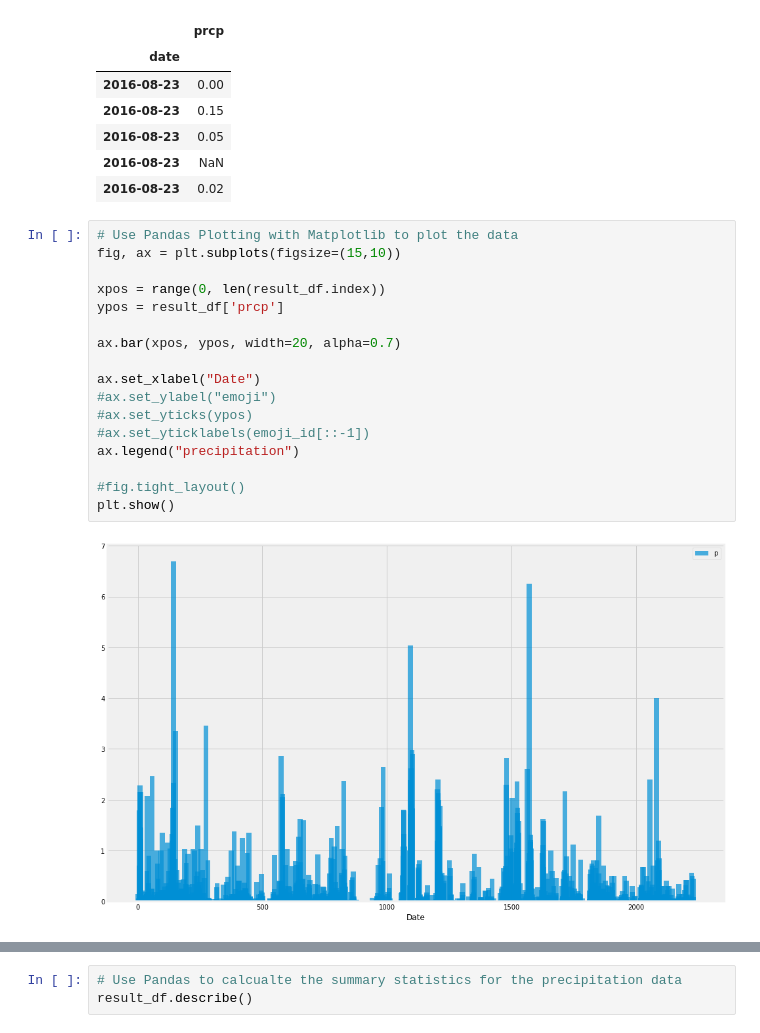
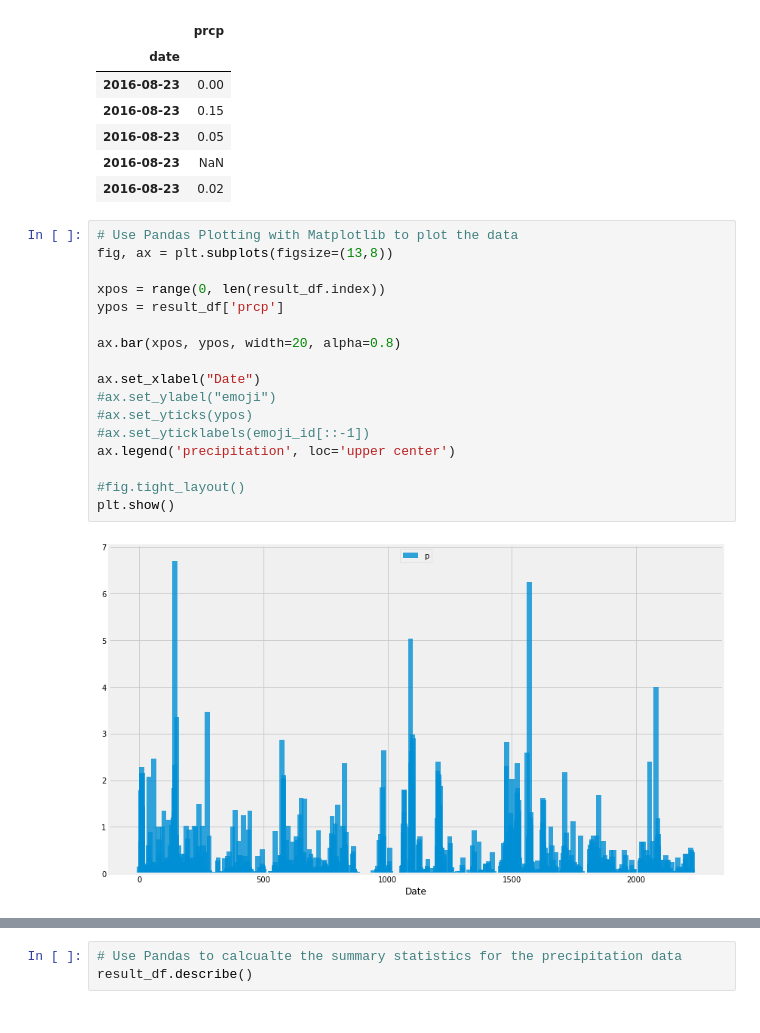
Before and after one commit to zhenyang9261/data-homework-orm, a Jupyter notebook: climate_starter.ipynb, the cells around one changed output, grey strips where cells are left out. Cells and saved outputs as stored; diff of their text form.

Commit message:
Finished all functions in part 1. Need to tune plot displays

```diff
--- a/climate_starter.ipynb
+++ b/climate_starter.ipynb
@@ -152,23 +152,23 @@ result_df.head()
 | 2016-08-23 | 0.02 |
 # %%
 # Use Pandas Plotting with Matplotlib to plot the data
-fig, ax = plt.subplots(figsize=(15,10))
+fig, ax = plt.subplots(figsize=(13,8))
 
 xpos = range(0, len(result_df.index))
 ypos = result_df['prcp']
 
-ax.bar(xpos, ypos, width=20, alpha=0.7)
+ax.bar(xpos, ypos, width=20, alpha=0.8)
 
 ax.set_xlabel("Date")
 #ax.set_ylabel("emoji")
 #ax.set_yticks(ypos)
 #ax.set_yticklabels(emoji_id[::-1])
-ax.legend("precipitation")
+ax.legend('precipitation', loc='upper center')
 
 #fig.tight_layout()
 plt.show()
 # %% [output]
-[figure, old version]
+[figure, new version]
 # %% [markdown]
 ![precipitation](Images/precipitation.png)
 # %%
```
Also changed, not shown: parts of 8 cells of this notebook.
